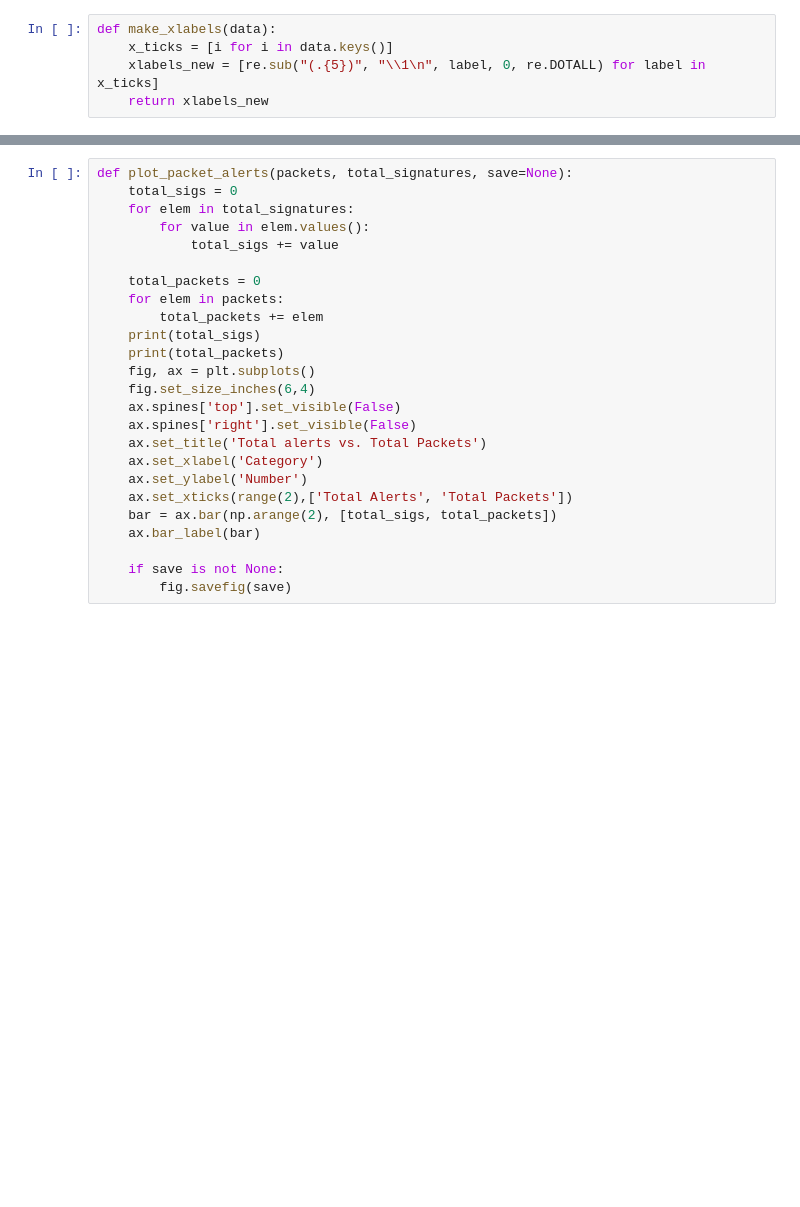
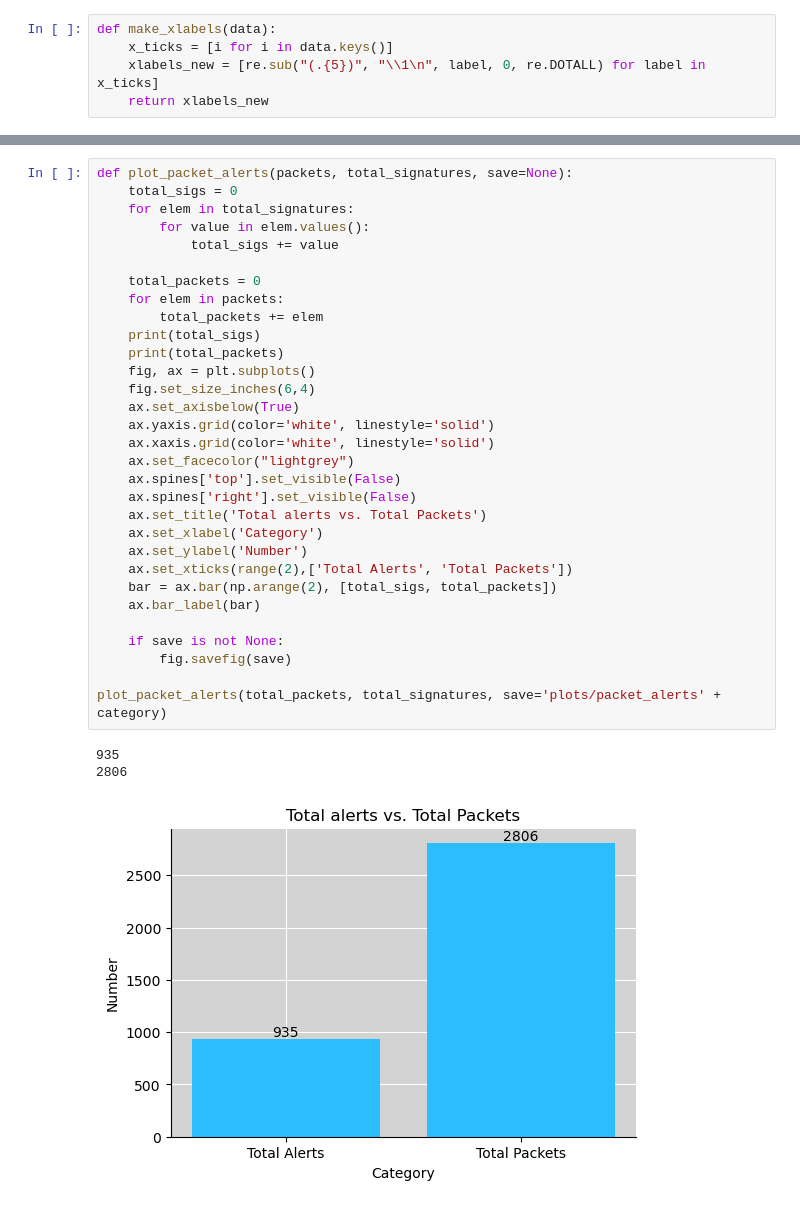
Before and after one commit to PaMemmes/Adding-Interpretability-to-an-Anomaly-Based-Method, a Jupyter notebook: suricata_analysis/analysis.ipynb, the cells around one changed output, grey strips where cells are left out. Cells and saved outputs as stored; diff of their text form; blank space fills up the shorter version.

```diff
--- a/suricata_analysis/analysis.ipynb
+++ b/suricata_analysis/analysis.ipynb
@@ -113,26 +148,36 @@ def plot_severity_distribution(dist, save=None):
 # %%
 def plot_packet_alerts(packets, total_signatures, save=None):
     total_sigs = 0
     for elem in total_signatures:
         for value in elem.values():
             total_sigs += value
 
     total_packets = 0
     for elem in packets:
         total_packets += elem
     print(total_sigs)
     print(total_packets)
     fig, ax = plt.subplots()
     fig.set_size_inches(6,4)
+    ax.set_axisbelow(True)
+    ax.yaxis.grid(color='white', linestyle='solid')
+    ax.xaxis.grid(color='white', linestyle='solid')
+    ax.set_facecolor("lightgrey")
     ax.spines['top'].set_visible(False)
     ax.spines['right'].set_visible(False)
     ax.set_title('Total alerts vs. Total Packets')
     ax.set_xlabel('Category')
     ax.set_ylabel('Number')
     ax.set_xticks(range(2),['Total Alerts', 'Total Packets'])
     bar = ax.bar(np.arange(2), [total_sigs, total_packets])
     ax.bar_label(bar)
 
     if save is not None:
         fig.savefig(save)
+
+plot_packet_alerts(total_packets, total_signatures, save='plots/packet_alerts' + category)
+# %% [output]
+935
+2806
+[figure, added]
 # %%
```
Also changed, not shown: parts of 12 cells of this notebook.
